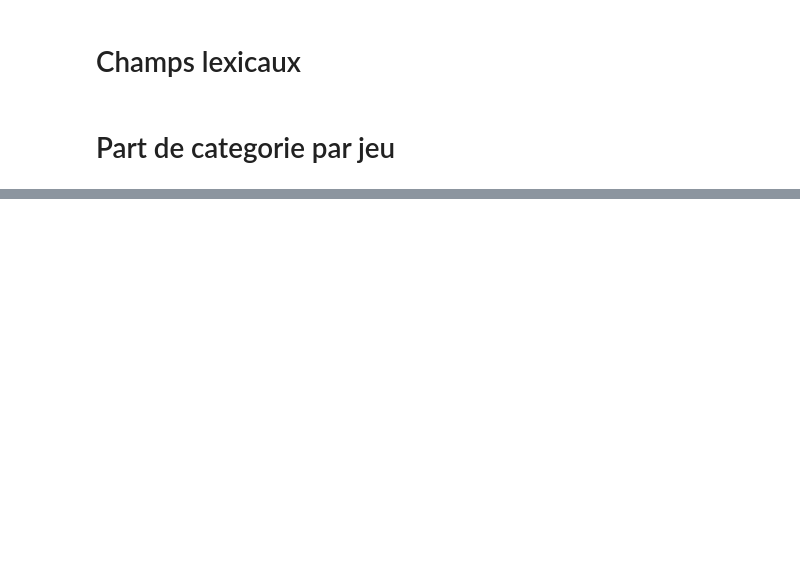
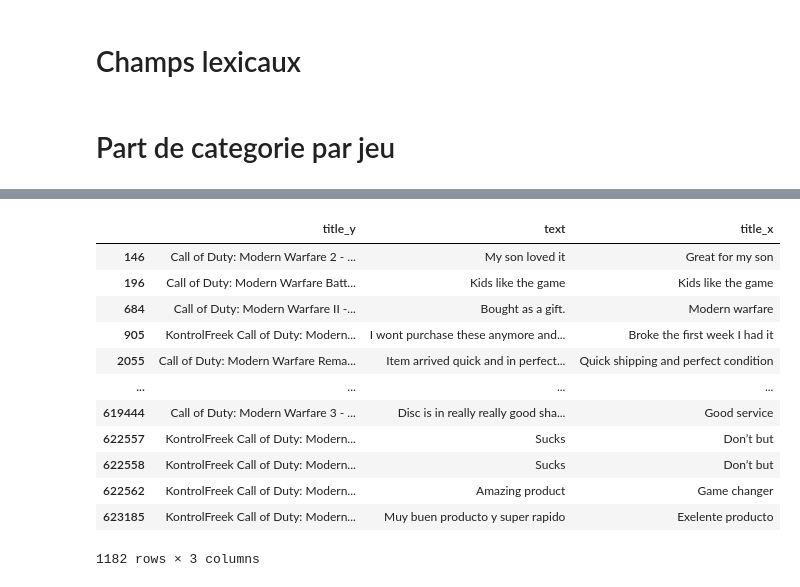
Before and after one commit to SamuelBaheux/Amazon-review-sentiment-analysis, a Jupyter notebook: projet-webscraping-partie-nlp.ipynb, the cells around one changed output, grey strips where cells are left out. Drawn from its saved outputs; the diff is of its cells as text; code cells hidden in the pictures; blank space fills up the shorter version.

```diff
--- a/projet-webscraping-partie-nlp.ipynb
+++ b/projet-webscraping-partie-nlp.ipynb
@@ -261,0 +319,16 @@ jeu_dur: 11.95
+# %%
+df[df['title_y'].str.contains('Call of Duty: Modern Warfare')][['title_y','text','title_x']]
+# %% [output]
+|  | title_y | text | title_x |
+| 146 | Call of Duty: Modern Warfare 2 - ... | My son loved it | Great for my son |
+| 196 | Call of Duty: Modern Warfare Batt... | Kids like the game | Kids like the game |
+| 684 | Call of Duty: Modern Warfare II -... | Bought as a gift. | Modern warfare |
+| 905 | KontrolFreek Call of Duty: Modern... | I wont purchase these anymore and... | Broke the first week I had it |
+| 2055 | Call of Duty: Modern Warfare Rema... | Item arrived quick and in perfect... | Quick shipping and perfect condition |
+| ... | ... | ... | ... |
+| 619444 | Call of Duty: Modern Warfare 3 - ... | Disc is in really really good sha... | Good service |
+| 622557 | KontrolFreek Call of Duty: Modern... | Sucks | Don’t but |
+| 622558 | KontrolFreek Call of Duty: Modern... | Sucks | Don’t but |
+| 622562 | KontrolFreek Call of Duty: Modern... | Amazing product | Game changer |
+| 623185 | KontrolFreek Call of Duty: Modern... | Muy buen producto y super rapido | Exelente producto |
+1182 rows × 3 columns
```
Also changed, not shown: parts of 11 cells of this notebook, 2 other files.
